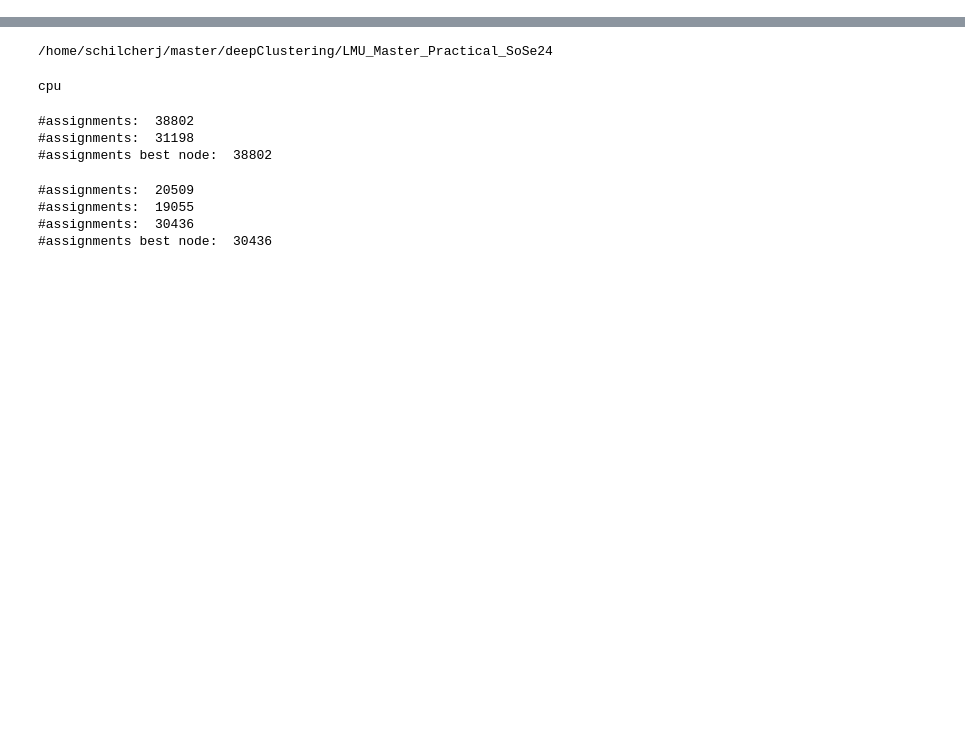
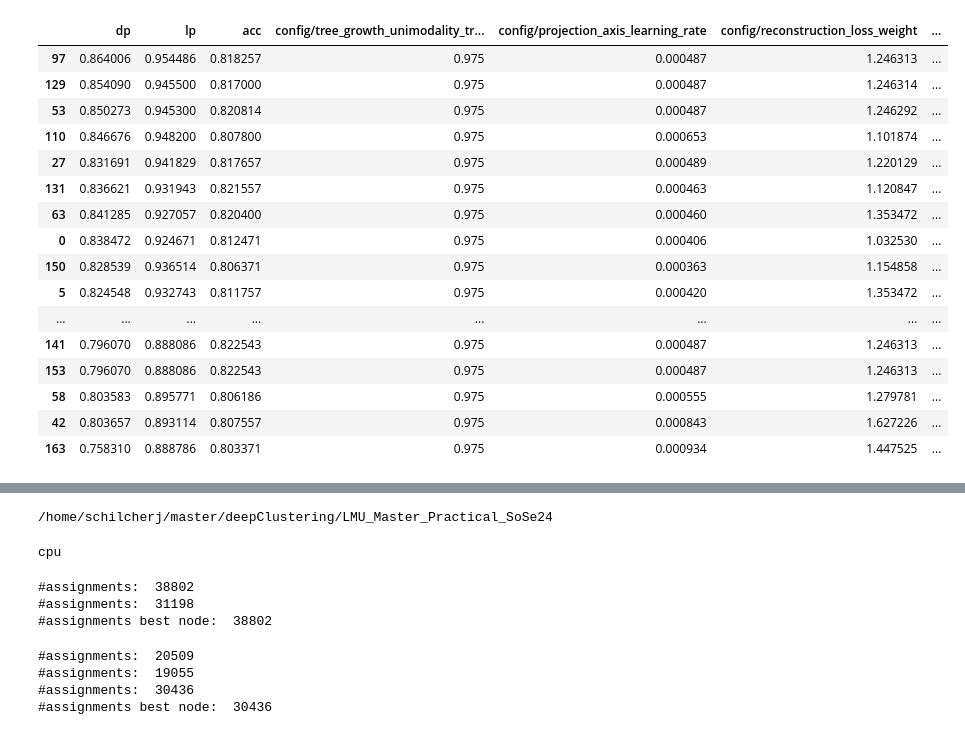
Before and after one commit to julianSchilcher/LMU_Master_Practical_SoSe24, a Jupyter notebook: practical/DeepClustering/DipECT/test.ipynb, the cells around one changed output, grey strips where cells are left out. Cells and saved outputs as stored; diff of their text form; code cells hidden in the pictures; blank space fills up the shorter version.

```diff
--- a/practical/DeepClustering/DipECT/test.ipynb
+++ b/practical/DeepClustering/DipECT/test.ipynb
@@ -0,0 +1,45 @@
+# %%
+import pandas as pd
+
+hpo = pd.read_pickle(
+    "/home/loebbert/projects/deepclustering/LMU_Master_Practical_SoSe24/practical/DeepClustering/DipECT/hpo_stage_12_result.pkl"
+)
+hpo["combined_metrics"] = hpo["dp"] + hpo["acc"] + hpo["lp"]
+results = hpo[hpo["acc"] > 0.8].sort_values("combined_metrics", ascending=False)[
+    [
+        "dp",
+        "lp",
+        "acc",
+        "config/tree_growth_unimodality_treshold",
+        "config/projection_axis_learning_rate",
+        "config/reconstruction_loss_weight",
+        "config/unimodal_loss_weight_direction",
+        "config/unimodal_loss_weight",
+        "config/unimodal_loss_weight_function",
+        "config/mulitmodal_loss_weight_direction",
+        "config/mulitmodal_loss_weight_function",
+        "config/multimodal_loss_weight",
+    ]
+]
+# results[results["config/projection_axis_learning_rate"] > 0.0003][
+#     ["config/projection_axis_learning_rate", "config/tree_growth_unimodality_treshold"]
+# ].mean()
+results
+# %% [output]
+|  | dp | lp | acc | config/tree_growth_unimodality_tr... | config/projection_axis_learning_rate | config/reconstruction_loss_weight | ... |
+| 97 | 0.864006 | 0.954486 | 0.818257 | 0.975 | 0.000487 | 1.246313 | ... |
+| 129 | 0.854090 | 0.945500 | 0.817000 | 0.975 | 0.000487 | 1.246314 | ... |
+| 53 | 0.850273 | 0.945300 | 0.820814 | 0.975 | 0.000487 | 1.246292 | ... |
+| 110 | 0.846676 | 0.948200 | 0.807800 | 0.975 | 0.000653 | 1.101874 | ... |
+| 27 | 0.831691 | 0.941829 | 0.817657 | 0.975 | 0.000489 | 1.220129 | ... |
+| 131 | 0.836621 | 0.931943 | 0.821557 | 0.975 | 0.000463 | 1.120847 | ... |
+| 63 | 0.841285 | 0.927057 | 0.820400 | 0.975 | 0.000460 | 1.353472 | ... |
+| 0 | 0.838472 | 0.924671 | 0.812471 | 0.975 | 0.000406 | 1.032530 | ... |
+| 150 | 0.828539 | 0.936514 | 0.806371 | 0.975 | 0.000363 | 1.154858 | ... |
+| 5 | 0.824548 | 0.932743 | 0.811757 | 0.975 | 0.000420 | 1.353472 | ... |
+| ... | ... | ... | ... | ... | ... | ... | ... |
+| 141 | 0.796070 | 0.888086 | 0.822543 | 0.975 | 0.000487 | 1.246313 | ... |
+| 153 | 0.796070 | 0.888086 | 0.822543 | 0.975 | 0.000487 | 1.246313 | ... |
+| 58 | 0.803583 | 0.895771 | 0.806186 | 0.975 | 0.000555 | 1.279781 | ... |
+| 42 | 0.803657 | 0.893114 | 0.807557 | 0.975 | 0.000843 | 1.627226 | ... |
+| 163 | 0.758310 | 0.888786 | 0.803371 | 0.975 | 0.000934 | 1.447525 | ... |
```
Also changed, not shown: parts of 1 cell of this notebook, 5 other files.
